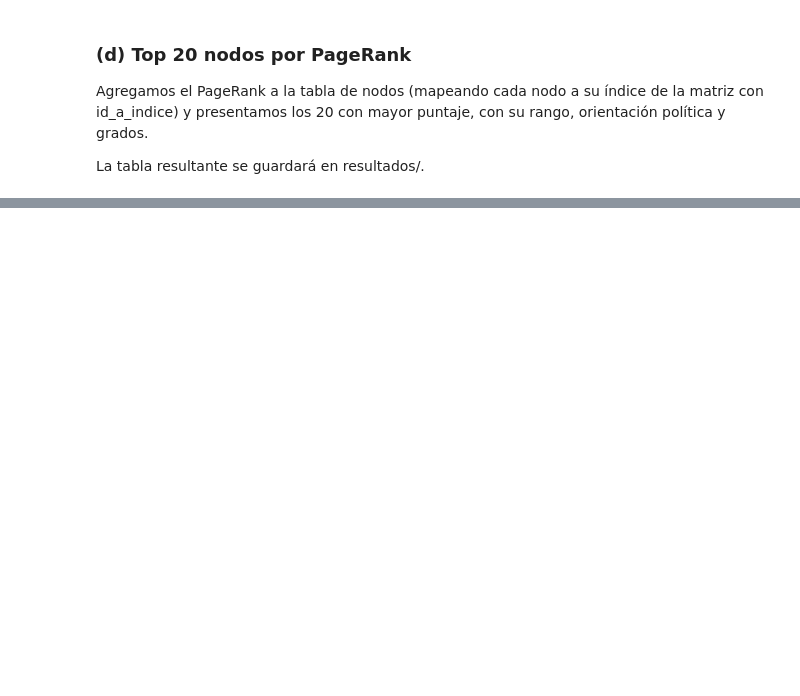
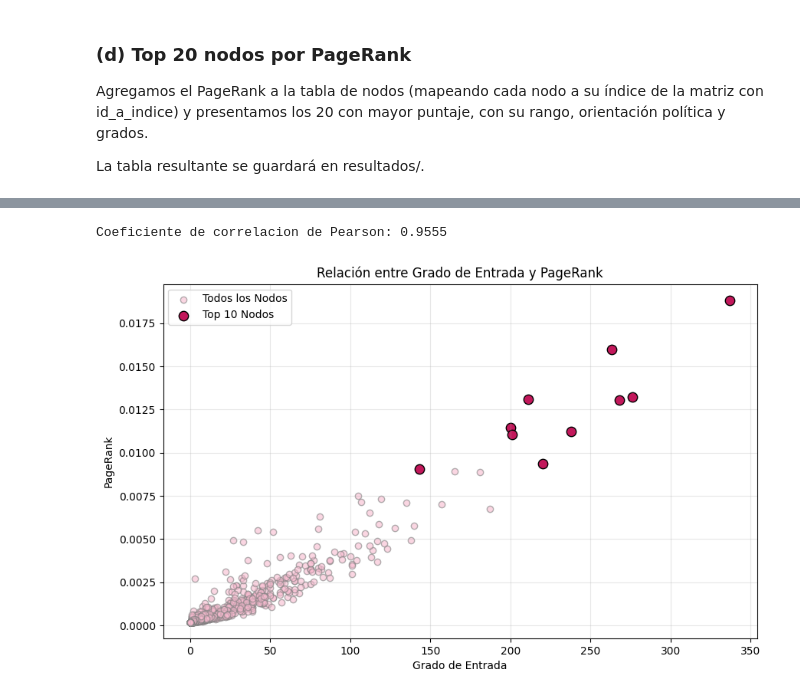
Before and after one commit to vickyotarola/Proyecto_2, a Jupyter notebook: proyecto_2.ipynb, the cells around one changed output, grey strips where cells are left out. Drawn from its saved outputs; the diff is of its cells as text; code cells hidden in the pictures; blank space fills up the shorter version.

```diff
--- a/proyecto_2.ipynb
+++ b/proyecto_2.ipynb
@@ -598,12 +600,14 @@ cota teorica (1 - alpha)/n: 0.00012254901960784316
 Agregamos el PageRank a la tabla de nodos (mapeando cada nodo a su índice de la matriz con id_a_indice) y presentamos los 20 con mayor puntaje, con su rango, orientación política y grados.
 
 La tabla resultante se guardará en resultados/.
+# %%
+tabla_pagerank = tabla_nodos.copy()
 # %%
-tabla_pagepank = tabla_nodos.copy()
+
 tabla_pagerank["pagerank"] = [r_estrella[id_a_indice[nodo]] for nodo in tabla_pagerank["nodo"]]
 
 top_20_pagerank = (tabla_pagerank
-                  .sortvalues(by="pagerank", ascending=False)
+                  .sort_values(by="pagerank", ascending=False)
                   .head(20)
                   .reset_index(drop=True))
 
@@ -617,0 +644,21 @@ top_20_pagerank[columnas].to_csv(f"./resultados/p5d_top_20_pagerank.csv", index=
+# %%
+# Calculando el coeficiente de correlacion de Pearson
+correlacion , p_valor = stats.pearsonr(tabla_pagerank["grado_entrada"], tabla_pagerank["pagerank"])
+print(f"Coeficiente de correlacion de Pearson: {correlacion:.4f}")
+
+top_10 = top_20_pagerank.head(10)
+
+#Graficando
+plt.figure(figsize=(10, 6))
+plt.scatter(tabla_pagerank["grado_entrada"], tabla_pagerank["pagerank"], color=rosado_3, alpha=0.6, edgecolors='grey', label='Todos los Nodos')
+plt.scatter(top_10["grado_entrada"], top_10["pagerank"], color=rosado_1, s = 80, edgecolors='black', label='Top 10 Nodos')
+plt.xlabel("Grado de Entrada")
+plt.ylabel("PageRank")
+plt.title("Relación entre Grado de Entrada y PageRank")
+plt.legend()
+plt.grid(alpha=0.3)
+plt.savefig(f"./figures/p5d_grado_vs_pagerank.png", dpi=300, bbox_inches="tight")
+plt.show()
+# %% [output]
+Coeficiente de correlacion de Pearson: 0.9555
+[figure, added]
```
Also changed, not shown: parts of 14 cells of this notebook, 7 other files.
